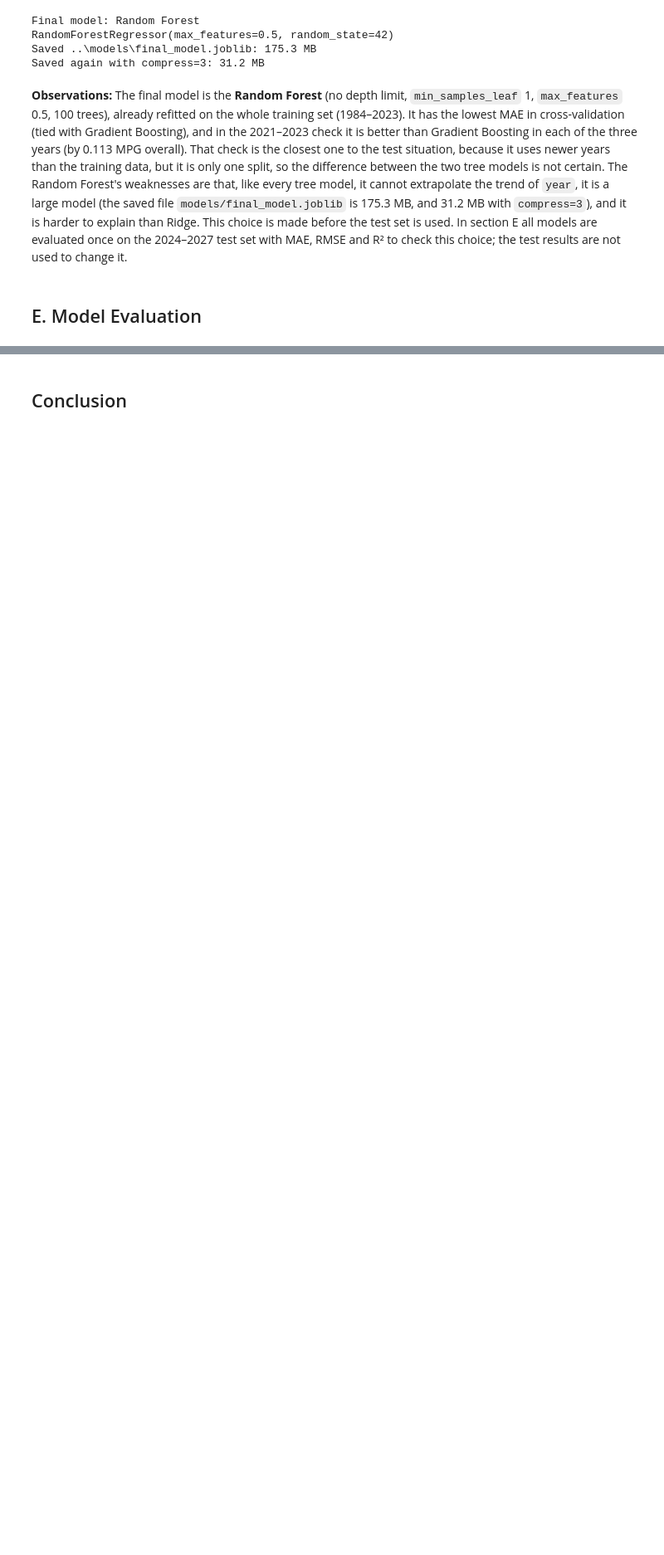
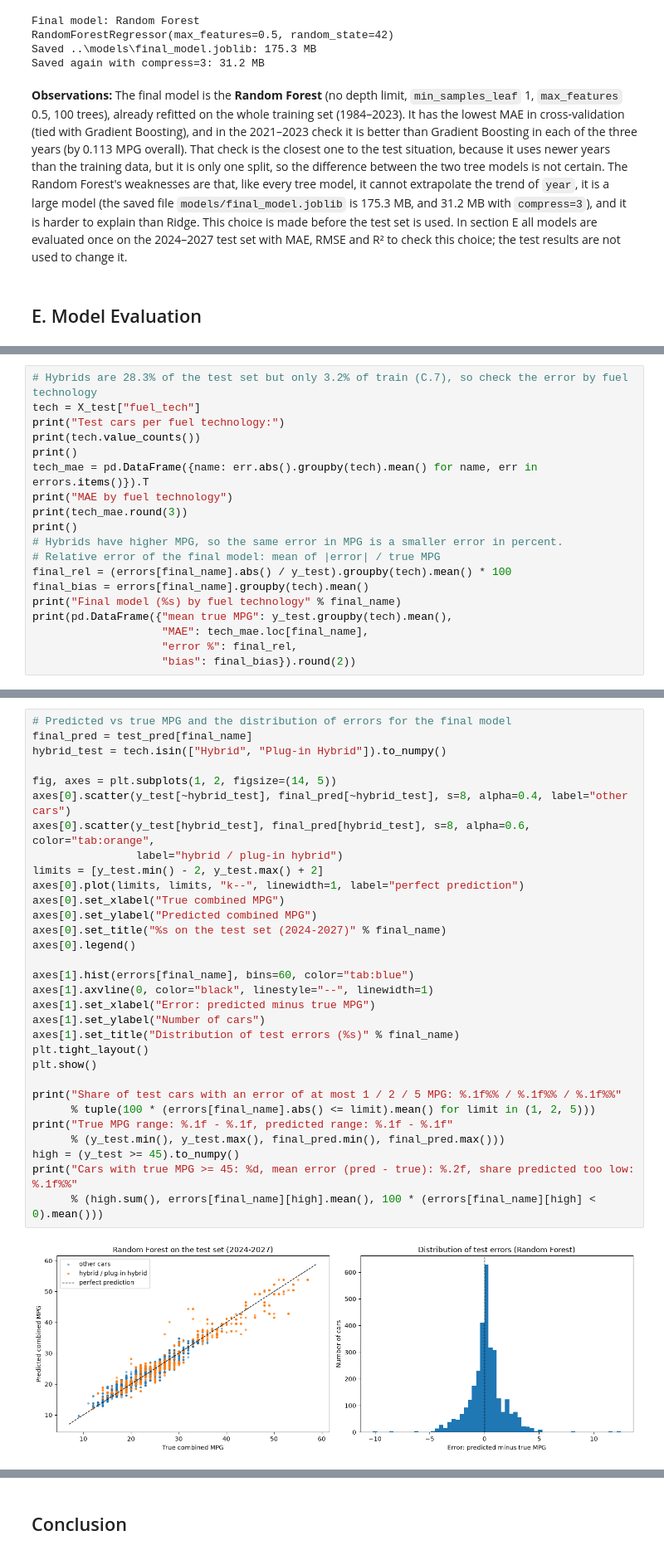
Before and after one commit to 00021943/epa-fuel-economy-ml, a Jupyter notebook: notebooks/coursework.ipynb, the cells around one changed output, grey strips where cells are left out. Shown at 83% size. Saved outputs shown, nothing was run; the diff lists cells and outputs as text; blank space fills up the shorter version.

Commit message:
Section E: test evaluation of all models, errors by year and fuel type, feature importance

```diff
--- a/notebooks/coursework.ipynb
+++ b/notebooks/coursework.ipynb
@@ -933,0 +1030,19 @@ Saved again with compress=3: 31.2 MB
+# %%
+# Hybrids are 28.3% of the test set but only 3.2% of train (C.7), so check the error by fuel technology
+tech = X_test["fuel_tech"]
+print("Test cars per fuel technology:")
+print(tech.value_counts())
+print()
+tech_mae = pd.DataFrame({name: err.abs().groupby(tech).mean() for name, err in errors.items()}).T
+print("MAE by fuel technology")
+print(tech_mae.round(3))
+print()
+# Hybrids have higher MPG, so the same error in MPG is a smaller error in percent.
+# Relative error of the final model: mean of |error| / true MPG
+final_rel = (errors[final_name].abs() / y_test).groupby(tech).mean() * 100
+final_bias = errors[final_name].groupby(tech).mean()
+print("Final model (%s) by fuel technology" % final_name)
+print(pd.DataFrame({"mean true MPG": y_test.groupby(tech).mean(),
+                    "MAE": tech_mae.loc[final_name],
+                    "error %": final_rel,
+                    "bias": final_bias}).round(2))
@@ -933,0 +1071,33 @@ Saved again with compress=3: 31.2 MB
+# %%
+# Predicted vs true MPG and the distribution of errors for the final model
+final_pred = test_pred[final_name]
+hybrid_test = tech.isin(["Hybrid", "Plug-in Hybrid"]).to_numpy()
+
+fig, axes = plt.subplots(1, 2, figsize=(14, 5))
+axes[0].scatter(y_test[~hybrid_test], final_pred[~hybrid_test], s=8, alpha=0.4, label="other cars")
+axes[0].scatter(y_test[hybrid_test], final_pred[hybrid_test], s=8, alpha=0.6, color="tab:orange",
+                label="hybrid / plug-in hybrid")
+limits = [y_test.min() - 2, y_test.max() + 2]
+axes[0].plot(limits, limits, "k--", linewidth=1, label="perfect prediction")
+axes[0].set_xlabel("True combined MPG")
+axes[0].set_ylabel("Predicted combined MPG")
+axes[0].set_title("%s on the test set (2024-2027)" % final_name)
+axes[0].legend()
+
+axes[1].hist(errors[final_name], bins=60, color="tab:blue")
+axes[1].axvline(0, color="black", linestyle="--", linewidth=1)
+axes[1].set_xlabel("Error: predicted minus true MPG")
+axes[1].set_ylabel("Number of cars")
+axes[1].set_title("Distribution of test errors (%s)" % final_name)
+plt.tight_layout()
+plt.show()
+
+print("Share of test cars with an error of at most 1 / 2 / 5 MPG: %.1f%% / %.1f%% / %.1f%%"
+      % tuple(100 * (errors[final_name].abs() <= limit).mean() for limit in (1, 2, 5)))
+print("True MPG range: %.1f - %.1f, predicted range: %.1f - %.1f"
+      % (y_test.min(), y_test.max(), final_pred.min(), final_pred.max()))
+high = (y_test >= 45).to_numpy()
+print("Cars with true MPG >= 45: %d, mean error (pred - true): %.2f, share predicted too low: %.1f%%"
+      % (high.sum(), errors[final_name][high].mean(), 100 * (errors[final_name][high] < 0).mean()))
+# %% [output]
+[figure, added]
```
Also changed, not shown: parts of 22 cells of this notebook.
